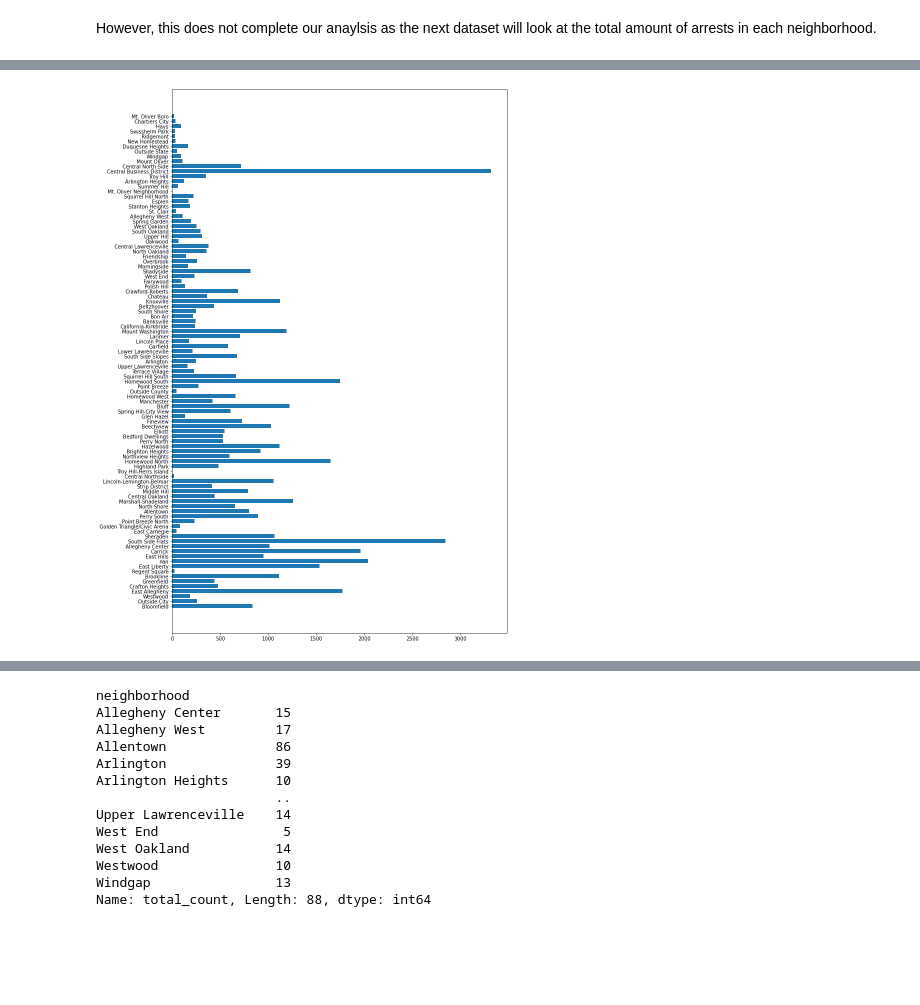
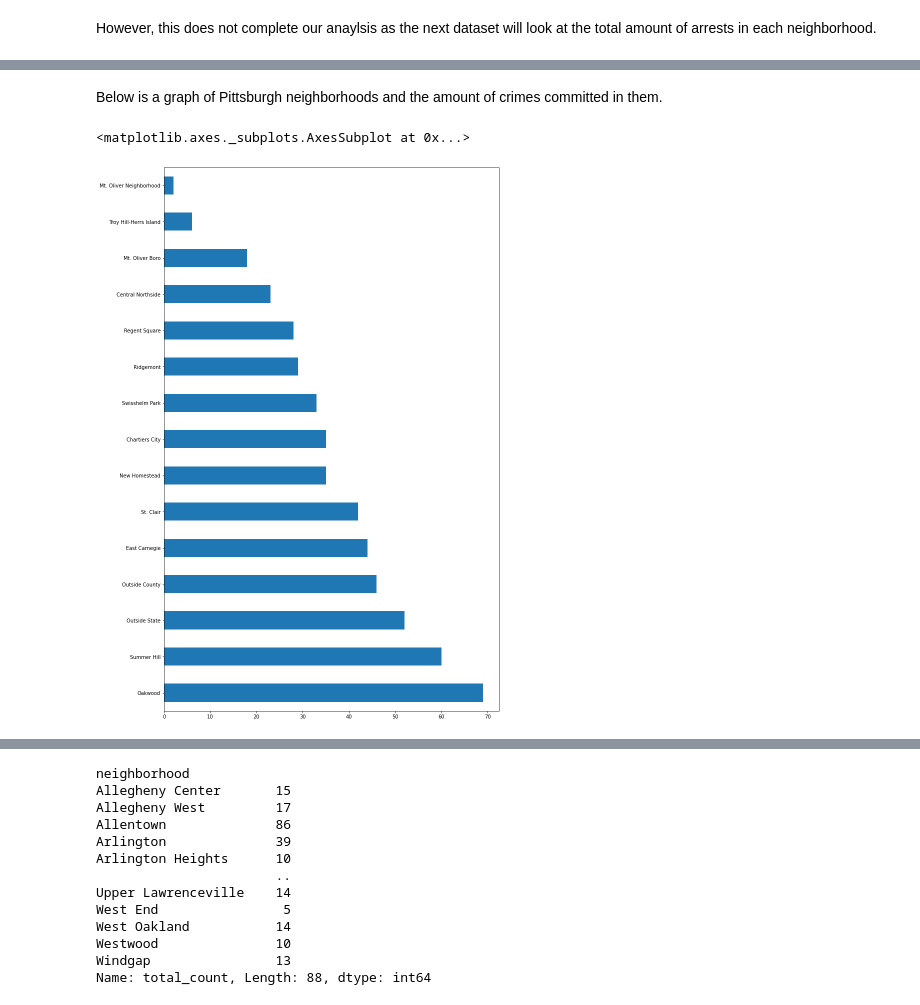
Before and after one commit to Luke135/Final_Project, a Jupyter notebook: Final_Notebook.ipynb, the cells around one changed output, grey strips where cells are left out. Drawn from its saved outputs; the diff is of its cells as text; code cells hidden in the pictures; blank space fills up the shorter version.

Commit message:
redid arrest logic, added markdown, fixed readme, final merge

```diff
--- a/Final_Notebook.ipynb
+++ b/Final_Notebook.ipynb
@@ -194,0 +197,3 @@ for index, row in arrest_data.iterrows():
+# %%
+arrest_series = arrest_data["INCIDENTNEIGHBORHOOD"].value_counts()
+arrest_series
@@ -195,10 +213,8 @@ for index, row in arrest_data.iterrows():
+# %% [markdown]
+Below is a graph of Pittsburgh neighborhoods and the amount of crimes committed in them.
 # %%
 #Now that we have a dictionary where the keys are the neighborhoods, plot the data
-import matplotlib.pyplot as mpl
-neighborhoods = list(arrest_dict.keys())
-arrests = list(arrest_dict.values())
-mpl.barh(range(len(arrest_dict)), arrests, tick_label=neighborhoods )
-mpl.rcParams["figure.figsize"]=(12, 20)
-mpl.show()
+arrest_series.tail(15).plot(kind="barh",figsize=(12,20))
 # %% [output]
+<matplotlib.axes._subplots.AxesSubplot at 0x...>
-[figure, old version]
+[figure, new version]
```
Also changed, not shown: parts of 28 cells of this notebook, 1 other file.
